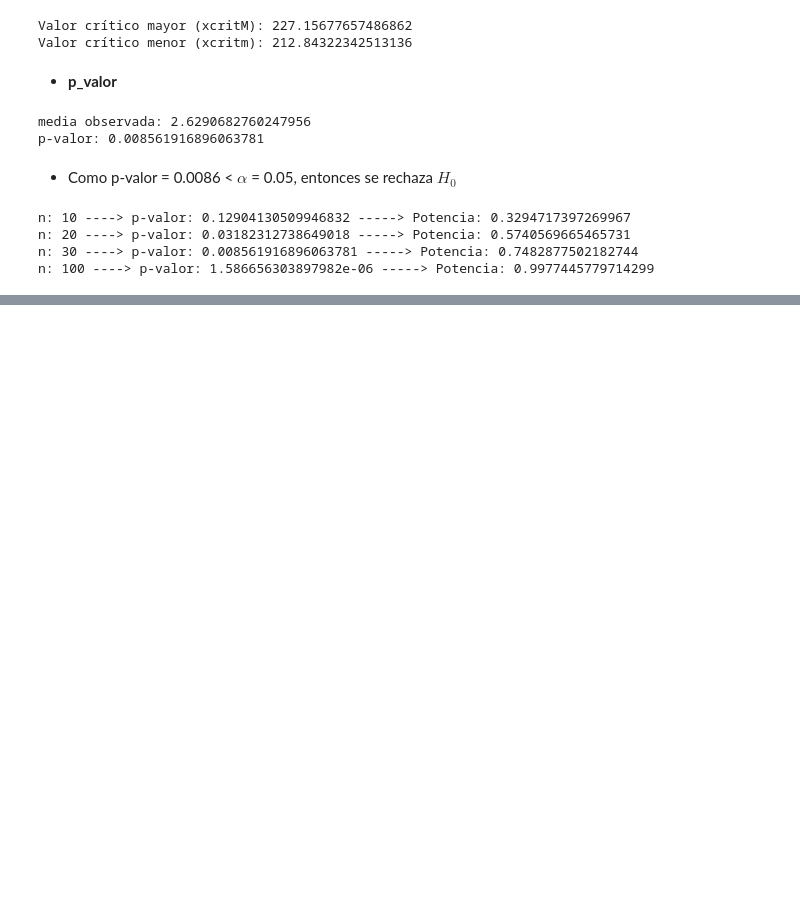
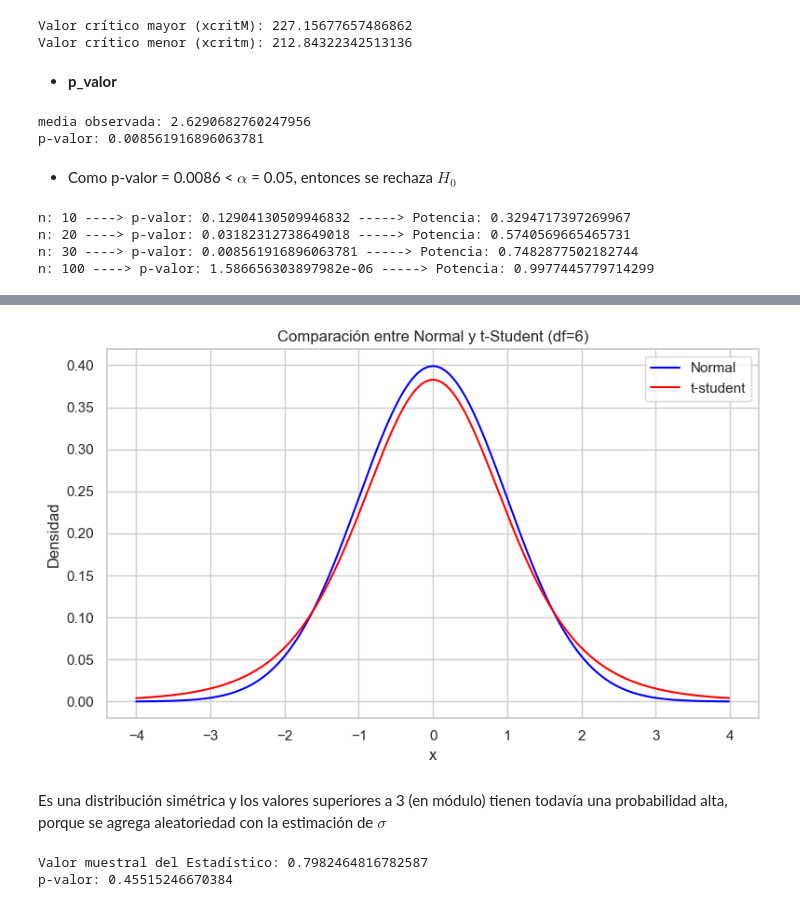
Before and after one commit to ppandomail/est, a Jupyter notebook: estadisticas.ipynb, the cells around one changed output, grey strips where cells are left out. Drawn from its saved outputs; the diff is of its cells as text; code cells hidden in the pictures; blank space fills up the shorter version.

Commit message:
tests de hipotesis

```diff
--- a/estadisticas.ipynb
+++ b/estadisticas.ipynb
@@ -763,0 +801,54 @@ n: 100 ----> p-valor: 1.586656303897982e-06 -----> Potencia: 0.9977445779714299
+# %%
+import numpy as np
+import pandas as pd
+import matplotlib.pyplot as plt
+import seaborn as sns
+from scipy.stats import norm, t
+
+# Estilo similar a ggplot2
+sns.set(style="whitegrid")
+
+# Genero el vector x
+x = np.arange(-4, 4, 0.01)
+# fdp de la t de Student con 6 grados de libertad
+y_fdp = t.pdf(x, df=6)
+# Fda de la t de Student con 6 grados de libertad
+y_fda = t.cdf(x, df=6)
+
+# Creo el DataFrame para graficar
+df = pd.DataFrame({'x': x})
+
+# Grafico las funciones
+plt.figure(figsize=(8, 5))
+plt.plot(x, norm.pdf(x), label='Normal', color='blue')
+plt.plot(x, t.pdf(x, df=6), label='t-student', color='red')
+plt.title('Comparación entre Normal y t-Student (df=6)')
+plt.xlabel('x')
+plt.ylabel('Densidad')
+plt.legend()
+plt.tight_layout()
+plt.show()
+# %% [output]
+[figure, added]
+# %% [markdown]
+Es una distribución simétrica y los valores superiores a 3 (en módulo) tienen todavía una probabilidad alta, porque se agrega aleatoriedad con la estimación de $\sigma$
+# %%
+import scipy.stats as stats
+import statsmodels.api as sm
+
+mtcars = sm.datasets.get_rdataset("mtcars", "datasets").data
+cte = 1.60934 / 3.78541  # km/l
+datosConvertidos = mtcars
+datosConvertidos['mpg'] = 100 / (datosConvertidos['mpg'] * cte)  # Columna convertida
+datospre = datosConvertidos[datosConvertidos['cyl'] == 6]['mpg']
+datos = datospre.values
+
+mu0 = 11.7  # Media de la H0
+
+# T-test
+t_statistic, p_value = stats.ttest_1samp(datos, mu0)
+print("Valor muestral del Estadístico:", t_statistic)
+print("p-valor:", p_value)
+# %% [output]
+Valor muestral del Estadístico: 0.7982464816782587
+p-valor: 0.45515246670384
```
Also changed, not shown: parts of 10 cells of this notebook, 6 other files.
